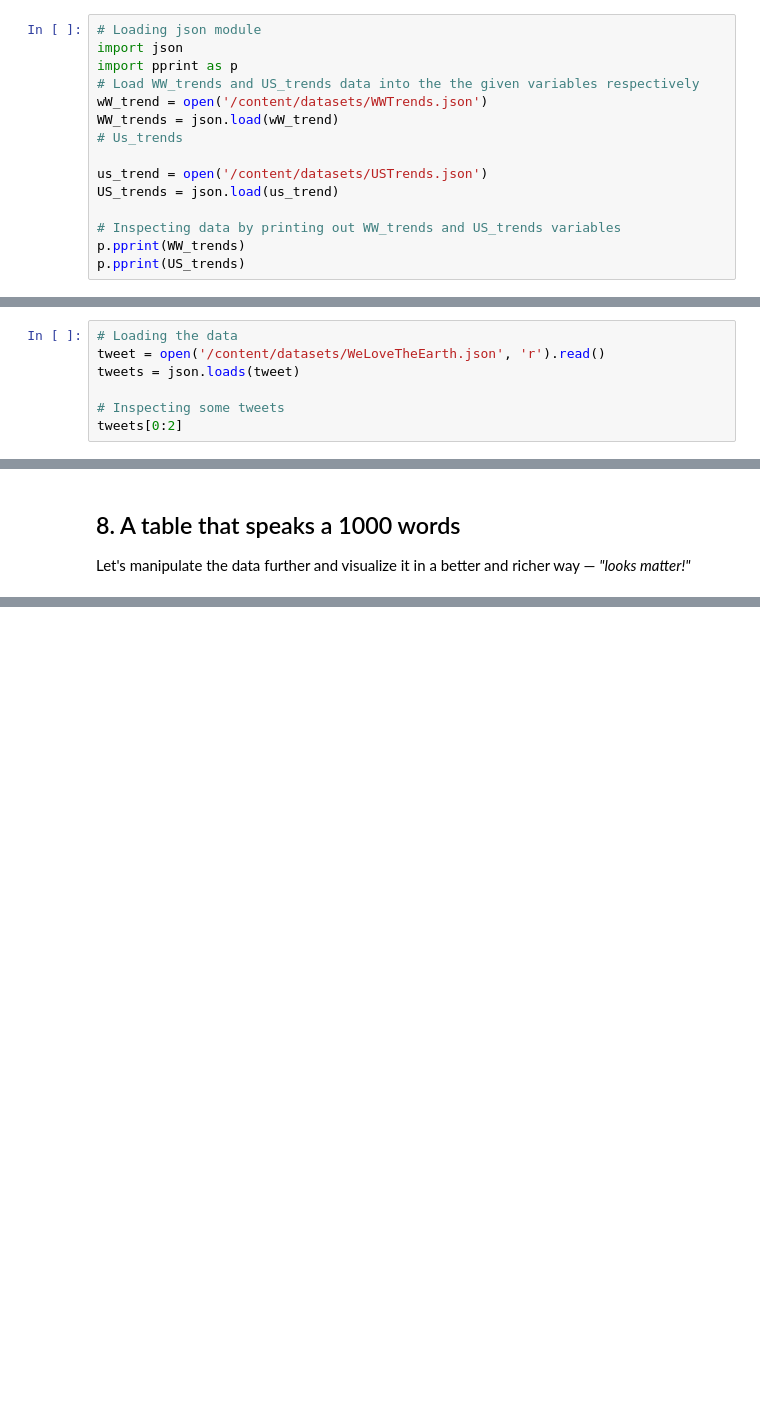
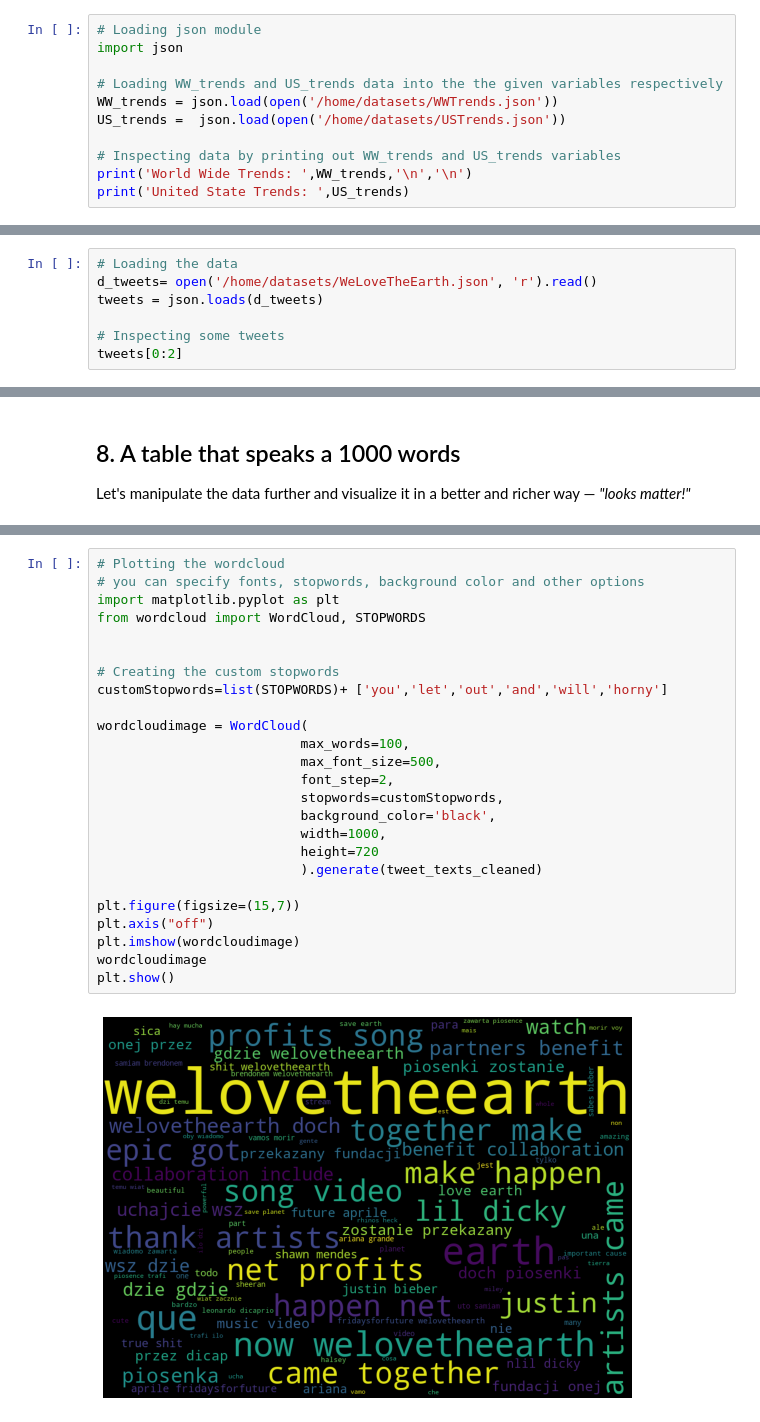
Before and after one commit to Phadate/Data_cleaning, a Jupyter notebook: notebook.ipynb, the cells around one changed output, grey strips where cells are left out. Drawn from its saved outputs; the diff is of its cells as text; blank space fills up the shorter version.

```diff
--- a/notebook.ipynb
+++ b/notebook.ipynb
@@ -13,15 +14,11 @@
 # %%
 # Loading json module
 import json
-import pprint as p
-# Load WW_trends and US_trends data into the the given variables respectively
-wW_trend = open('/content/datasets/WWTrends.json')
-WW_trends = json.load(wW_trend)
-# Us_trends
 
-us_trend = open('/content/datasets/USTrends.json')
-US_trends = json.load(us_trend)
+# Loading WW_trends and US_trends data into the the given variables respectively
+WW_trends = json.load(open('/home/datasets/WWTrends.json'))
+US_trends =  json.load(open('/home/datasets/USTrends.json'))
 
 # Inspecting data by printing out WW_trends and US_trends variables
-p.pprint(WW_trends)
-p.pprint(US_trends)
+print('World Wide Trends: ',WW_trends,'\n','\n')
+print('United State Trends: ',US_trends)
@@ -100,8 +100,8 @@ print (len(common_trends), "common trends:", common_trends)
 If we query Twitter's search API with this hashtag as query parameter, we get back actual tweets related to it. We have the response from the search API stored in the datasets folder as <i>'WeLoveTheEarth.json'</i>. So let's load this dataset and do a deep dive in this trend.</p>
 # %%
 # Loading the data
-tweet = open('/content/datasets/WeLoveTheEarth.json', 'r').read()
-tweets = json.loads(tweet)
+d_tweets= open('/home/datasets/WeLoveTheEarth.json', 'r').read()
+tweets = json.loads(d_tweets)
 
 # Inspecting some tweets
 tweets[0:2]
@@ -211,0 +301,27 @@ df.style.background_gradient()
+# %%
+# Plotting the wordcloud
+# you can specify fonts, stopwords, background color and other options
+import matplotlib.pyplot as plt
+from wordcloud import WordCloud, STOPWORDS
+
+
+# Creating the custom stopwords
+customStopwords=list(STOPWORDS)+ ['you','let','out','and','will','horny']
+
+wordcloudimage = WordCloud(
+                          max_words=100,
+                          max_font_size=500,
+                          font_step=2,
+                          stopwords=customStopwords,
+                          background_color='black',
+                          width=1000,
+                          height=720
+                          ).generate(tweet_texts_cleaned)
+
+plt.figure(figsize=(15,7))
+plt.axis("off")
+plt.imshow(wordcloudimage)
+wordcloudimage
+plt.show()
+# %% [output]
+[figure, added]
```
Also changed, not shown: parts of 20 cells of this notebook.
